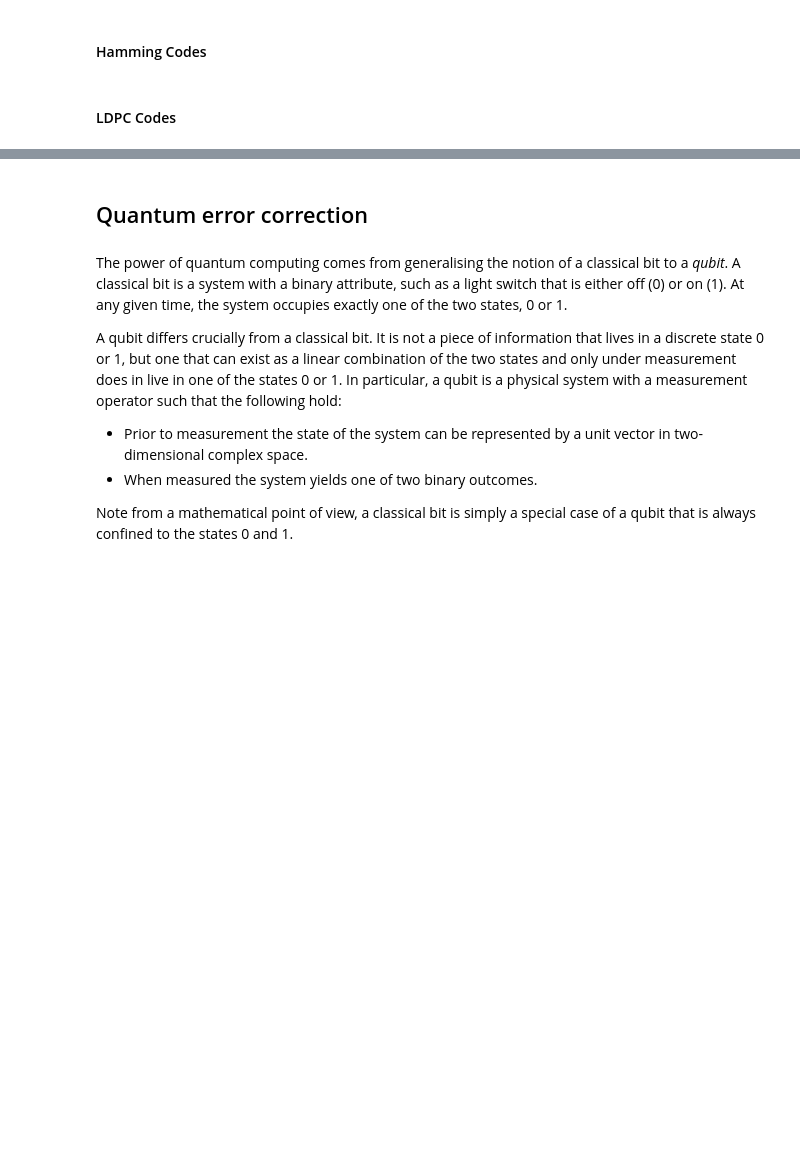
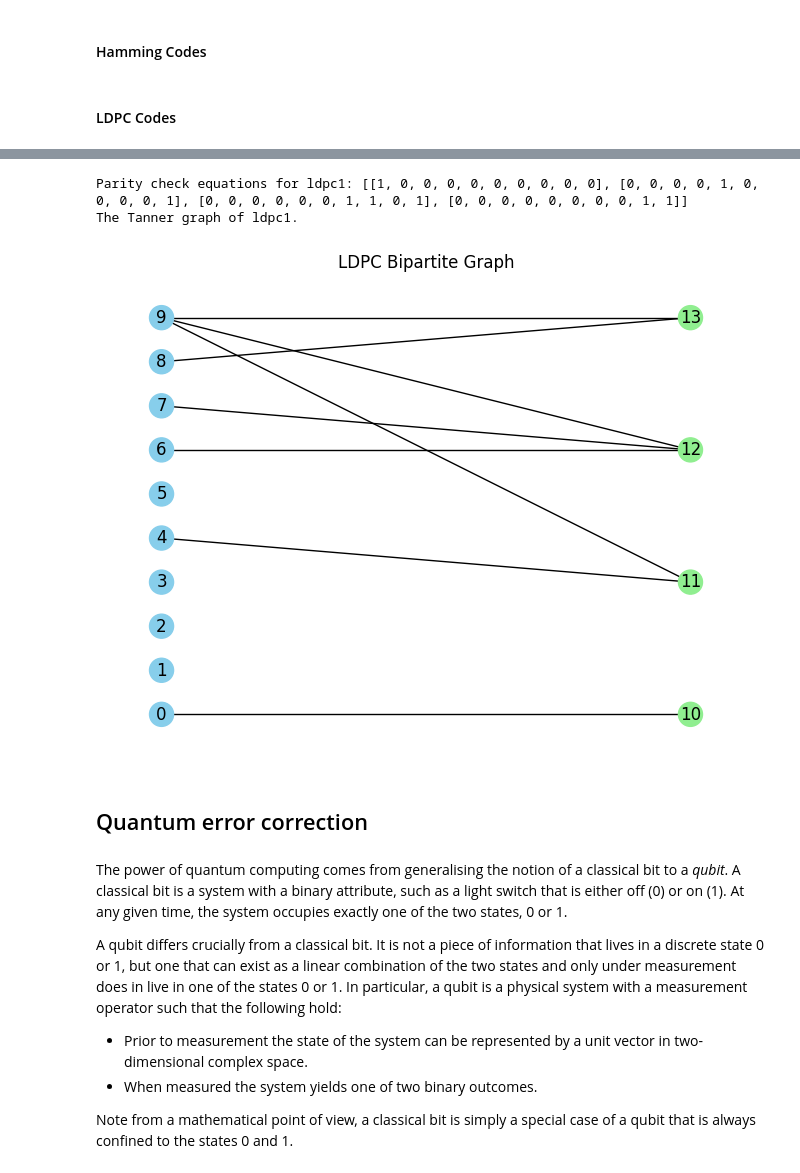
Before and after one commit to cha725/QEC, a Jupyter notebook: surfacecode.ipynb, the cells around one changed output, grey strips where cells are left out. Cells and saved outputs as stored; diff of their text form; code cells hidden in the pictures; blank space fills up the shorter version.

Commit message:
feat: add brief explanation of LDPC and an example of a random LDPC with its Tanner graph

```diff
--- a/surfacecode.ipynb
+++ b/surfacecode.ipynb
@@ -576,3 +580,14 @@ Message decoded successfully: True.
+# %%
+from linearcodes import RandomLDPC
+
+ldpc1 = RandomLDPC(num_bits=10,num_parity_checks=4,parity_check_weights=[3])
+print(f"Parity check equations for ldpc1: {ldpc1.parity_checks}")
+print("The Tanner graph of ldpc1.")
+tanner_graph1 = ldpc1.draw_graph()
+# %% [output]
+Parity check equations for ldpc1: [[1, 0, 0, 0, 0, 0, 0, 0, 0, 0], [0, 0, 0, 0, 1, 0, 0, 0, 0, 1], [0, 0, 0, 0, 0, 0, 1, 1, 0, 1], [0, 0, 0, 0, 0, 0, 0, 0, 1, 1]]
+The Tanner graph of ldpc1.
+[figure, added]
 # %% [markdown]
 ## Quantum error correction
 # %% [markdown]
```
Also changed, not shown: parts of 1 cell of this notebook.
